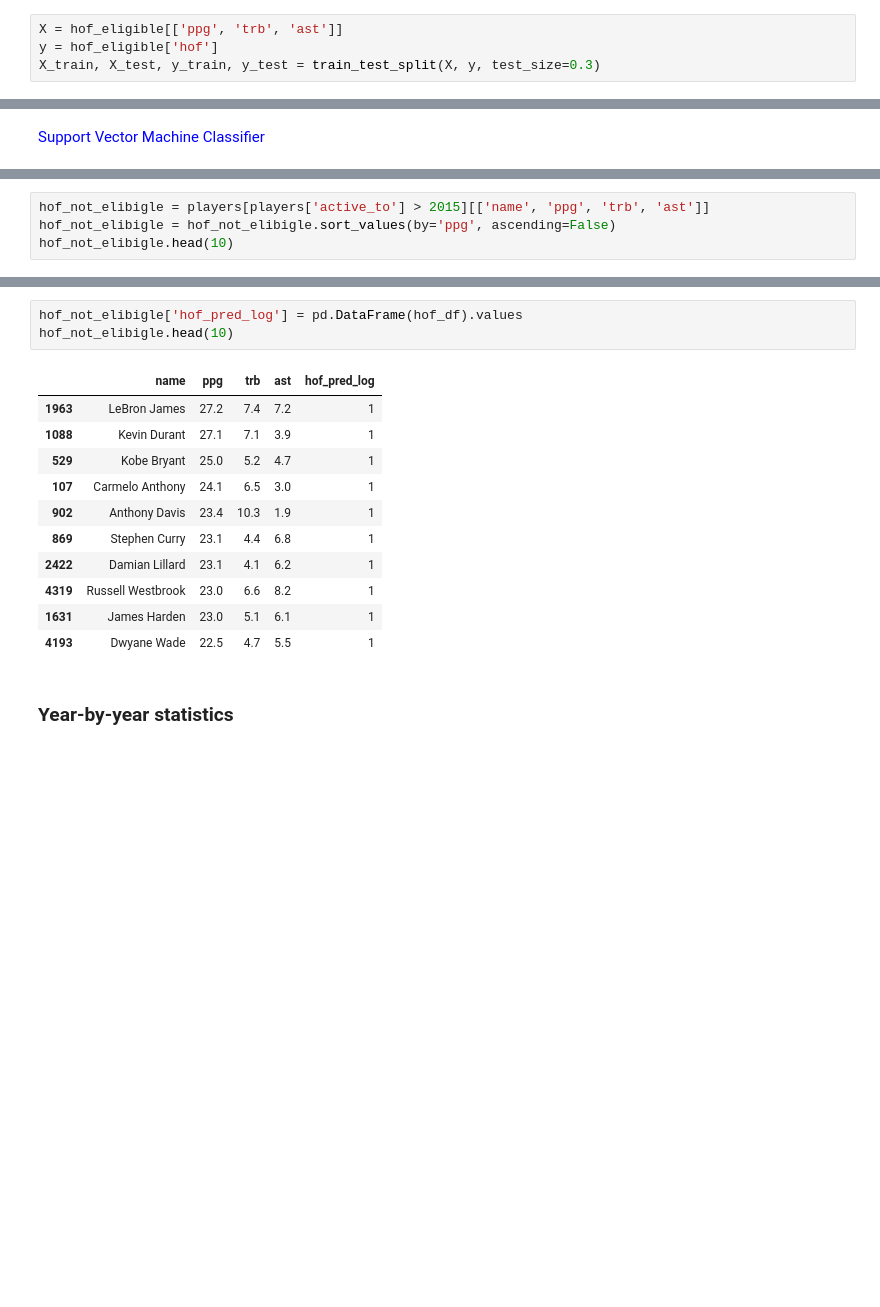
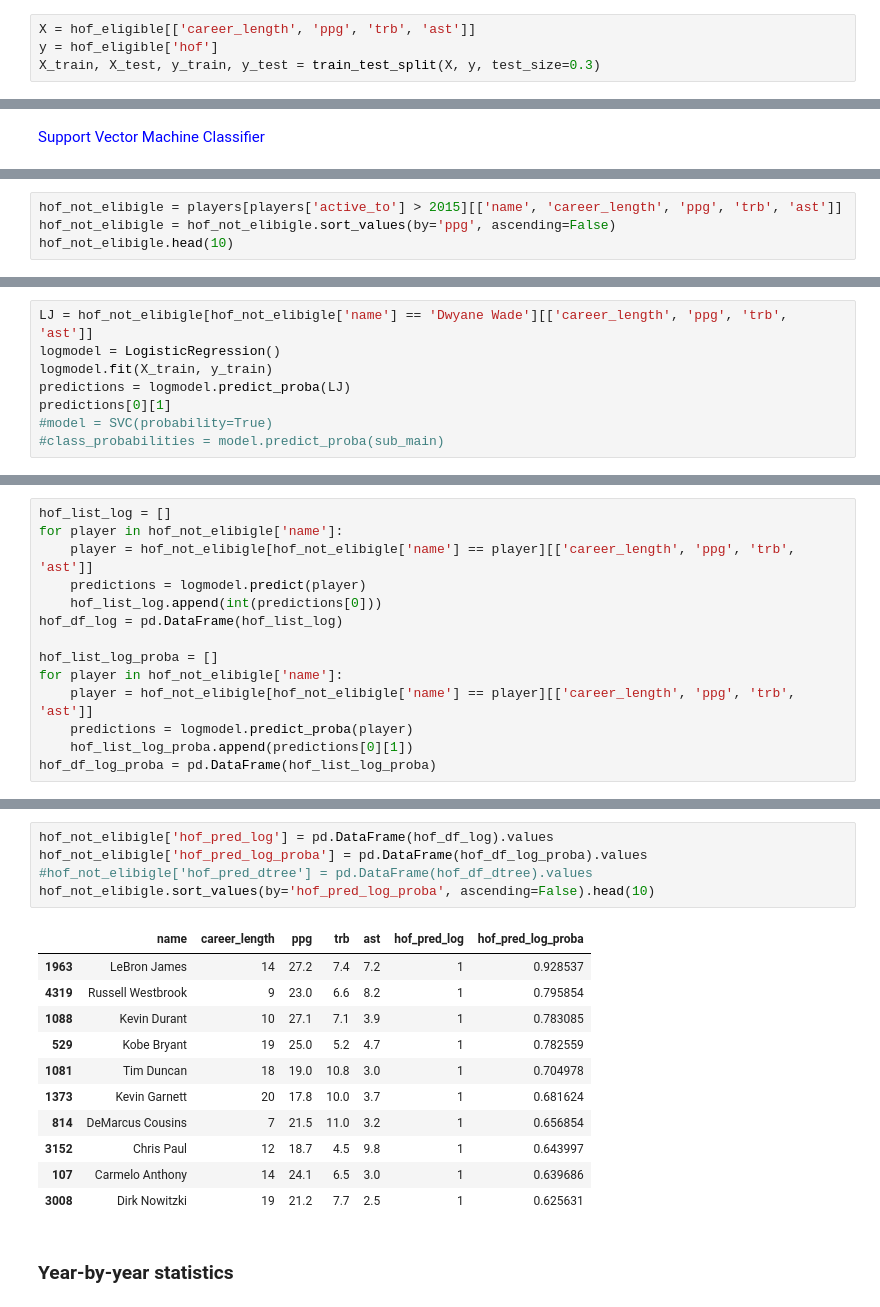
Before and after one commit to ymericson/NBA-player-info, a Jupyter notebook: NBA players stats.ipynb, the cells around one changed output, grey strips where cells are left out. Drawn from its saved outputs; the diff is of its cells as text; blank space fills up the shorter version.

```diff
--- a/NBA players stats.ipynb
+++ b/NBA players stats.ipynb
@@ -500,7 +528,7 @@ Correlation between PPG and HOF: 0.48219905020627374
 Correlation between TRB and HOF: 0.40449980543472164
 Correlation between AST and HOF: 0.3418136922016126
 # %%
-X = hof_eligible[['ppg', 'trb', 'ast']]
+X = hof_eligible[['career_length', 'ppg', 'trb', 'ast']]
 y = hof_eligible['hof']
 X_train, X_test, y_train, y_test = train_test_split(X, y, test_size=0.3)
 # %% [markdown]
@@ -616,5 +646,5 @@ Now we will look at players who either recently retired or currently playing in
 # %%
-hof_not_elibigle = players[players['active_to'] > 2015][['name', 'ppg', 'trb', 'ast']]
+hof_not_elibigle = players[players['active_to'] > 2015][['name', 'career_length', 'ppg', 'trb', 'ast']]
 hof_not_elibigle = hof_not_elibigle.sort_values(by='ppg', ascending=False)
 hof_not_elibigle.head(10)
 # %% [output]
@@ -631,0 +662,8 @@ hof_not_elibigle.head(10)
+# %%
+LJ = hof_not_elibigle[hof_not_elibigle['name'] == 'Dwyane Wade'][['career_length', 'ppg', 'trb', 'ast']]
+logmodel = LogisticRegression()
+logmodel.fit(X_train, y_train)
+predictions = logmodel.predict_proba(LJ)
+predictions[0][1]
+#model = SVC(probability=True)
+#class_probabilities = model.predict_proba(sub_main)
@@ -632 +672,15 @@ hof_not_elibigle.head(10)
+# %%
+hof_list_log = []
+for player in hof_not_elibigle['name']:
+    player = hof_not_elibigle[hof_not_elibigle['name'] == player][['career_length', 'ppg', 'trb', 'ast']]
+    predictions = logmodel.predict(player)
+    hof_list_log.append(int(predictions[0]))
+hof_df_log = pd.DataFrame(hof_list_log)
+
+hof_list_log_proba = []
+for player in hof_not_elibigle['name']:
+    player = hof_not_elibigle[hof_not_elibigle['name'] == player][['career_length', 'ppg', 'trb', 'ast']]
+    predictions = logmodel.predict_proba(player)
+    hof_list_log_proba.append(predictions[0][1])
+hof_df_log_proba = pd.DataFrame(hof_list_log_proba)
 # %%
@@ -639,18 +698,20 @@ hof_df = pd.DataFrame(hof_list)
 # %%
-hof_not_elibigle['hof_pred_log'] = pd.DataFrame(hof_df).values
-hof_not_elibigle.head(10)
+hof_not_elibigle['hof_pred_log'] = pd.DataFrame(hof_df_log).values
+hof_not_elibigle['hof_pred_log_proba'] = pd.DataFrame(hof_df_log_proba).values
+#hof_not_elibigle['hof_pred_dtree'] = pd.DataFrame(hof_df_dtree).values
+hof_not_elibigle.sort_values(by='hof_pred_log_proba', ascending=False).head(10)
 # %% [output]
-|  | name | ppg | trb | ast | hof_pred_log |
-| 1963 | LeBron James | 27.2 | 7.4 | 7.2 | 1 |
-| 1088 | Kevin Durant | 27.1 | 7.1 | 3.9 | 1 |
-| 529 | Kobe Bryant | 25.0 | 5.2 | 4.7 | 1 |
-| 107 | Carmelo Anthony | 24.1 | 6.5 | 3.0 | 1 |
-| 902 | Anthony Davis | 23.4 | 10.3 | 1.9 | 1 |
-| 869 | Stephen Curry | 23.1 | 4.4 | 6.8 | 1 |
-| 2422 | Damian Lillard | 23.1 | 4.1 | 6.2 | 1 |
-| 4319 | Russell Westbrook | 23.0 | 6.6 | 8.2 | 1 |
-| 1631 | James Harden | 23.0 | 5.1 | 6.1 | 1 |
-| 4193 | Dwyane Wade | 22.5 | 4.7 | 5.5 | 1 |
+|  | name | career_length | ppg | trb | ast | hof_pred_log | hof_pred_log_proba |
+| 1963 | LeBron James | 14 | 27.2 | 7.4 | 7.2 | 1 | 0.928537 |
+| 4319 | Russell Westbrook | 9 | 23.0 | 6.6 | 8.2 | 1 | 0.795854 |
+| 1088 | Kevin Durant | 10 | 27.1 | 7.1 | 3.9 | 1 | 0.783085 |
+| 529 | Kobe Bryant | 19 | 25.0 | 5.2 | 4.7 | 1 | 0.782559 |
+| 1081 | Tim Duncan | 18 | 19.0 | 10.8 | 3.0 | 1 | 0.704978 |
+| 1373 | Kevin Garnett | 20 | 17.8 | 10.0 | 3.7 | 1 | 0.681624 |
+| 814 | DeMarcus Cousins | 7 | 21.5 | 11.0 | 3.2 | 1 | 0.656854 |
+| 3152 | Chris Paul | 12 | 18.7 | 4.5 | 9.8 | 1 | 0.643997 |
+| 107 | Carmelo Anthony | 14 | 24.1 | 6.5 | 3.0 | 1 | 0.639686 |
+| 3008 | Dirk Nowitzki | 19 | 21.2 | 7.7 | 2.5 | 1 | 0.625631 |
 # %% [markdown]
 ### Year-by-year statistics
 # %%
```
Also changed, not shown: parts of 26 cells of this notebook, 6 other files.
